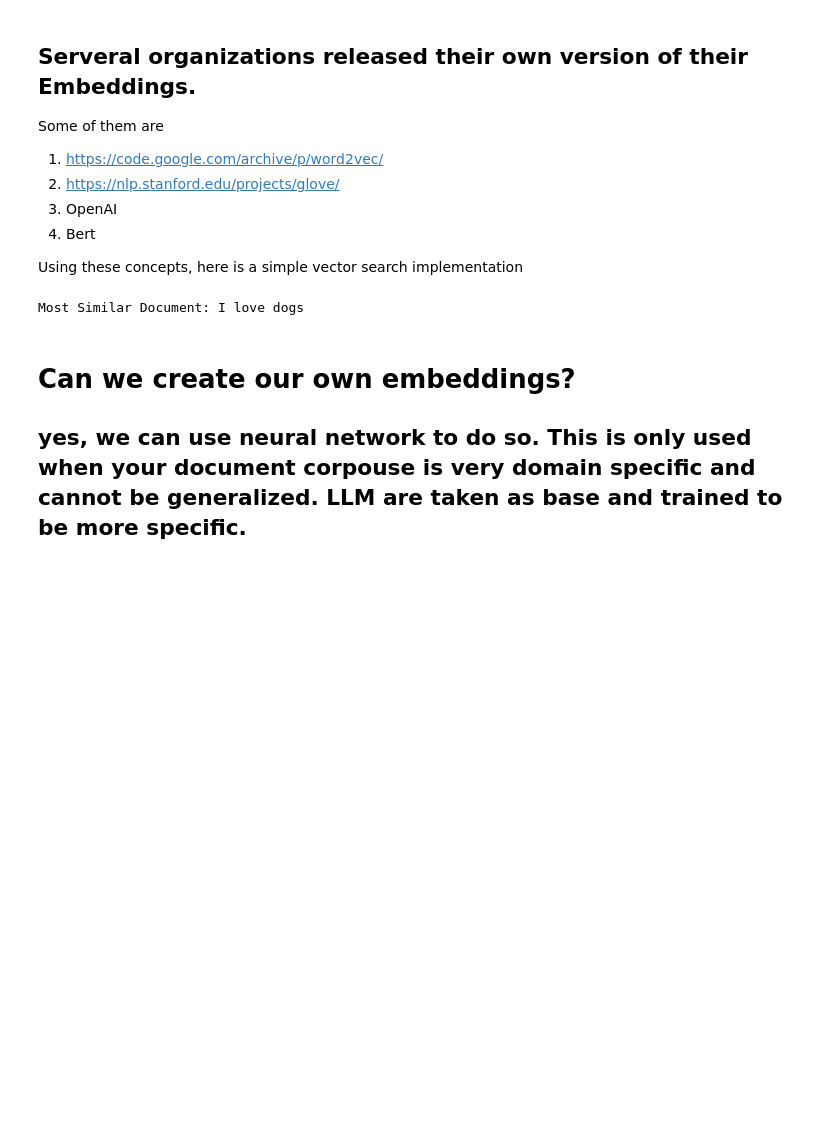
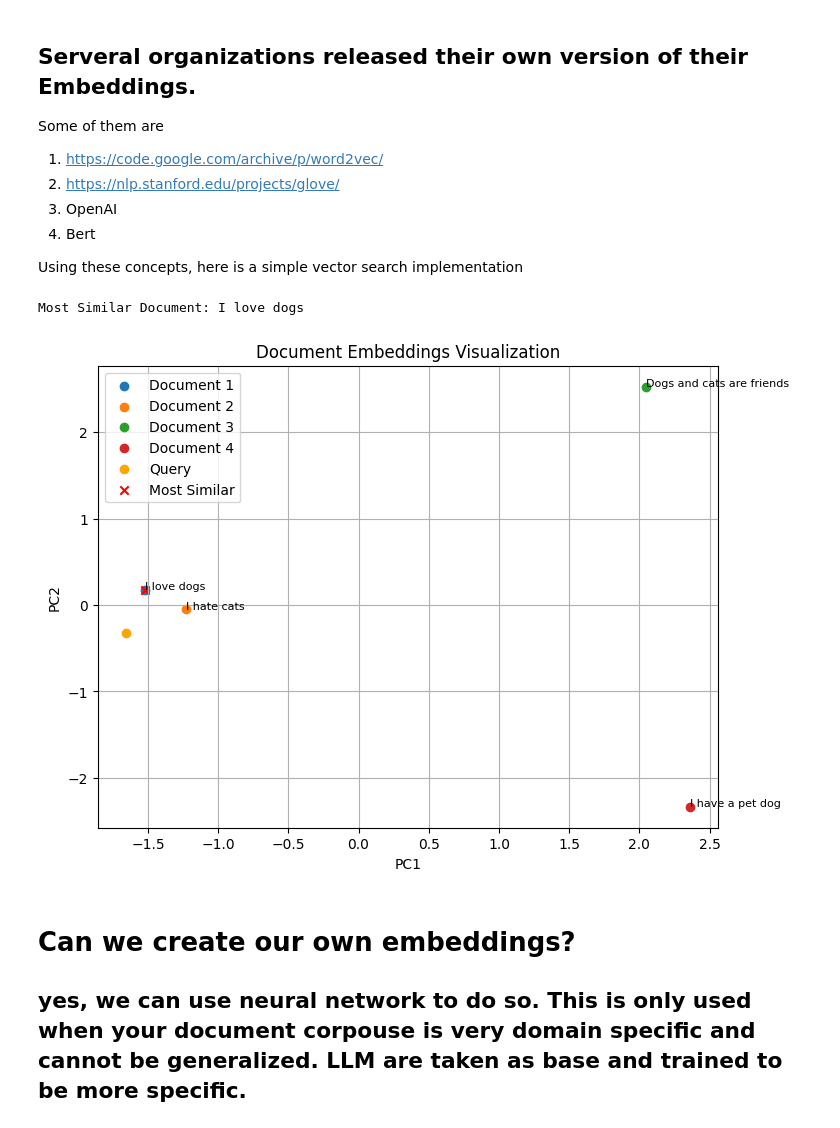
Before and after one commit to dineshkumarsarangapani/VectorSearch-A-guide, a Jupyter notebook: Vector_Search_A_complete_Guide.ipynb, the cells around one changed output. Saved outputs shown, nothing was run; the diff lists cells and outputs as text; code cells hidden in the pictures; blank space fills up the shorter version.

```diff
--- a/Vector_Search_A_complete_Guide.ipynb
+++ b/Vector_Search_A_complete_Guide.ipynb
@@ -1063,38 +1119,60 @@ Using these concepts, here is a simple vector search implementation
 import numpy as np
 import spacy
 from sklearn.metrics.pairwise import cosine_similarity
+from sklearn.decomposition import PCA
+import matplotlib.pyplot as plt
 
 # Load pre-trained word embeddings
 nlp = spacy.load("en_core_web_sm")
 
 # Sample documents
 documents = [
     "I love dogs",
     "I hate cats",
     "Dogs and cats are friends",
     "I have a pet dog"
 ]
 
 # Embed all documents
 document_embeddings = [nlp(doc).vector for doc in documents]
-# print(document_embeddings[0])
 
 # Vectorize query
-query = "I like animals"
+query = "I adore hounds"
 query_embedding = nlp(query).vector
 
 # Calculate cosine similarity between query and document embeddings
 similarities = cosine_similarity([query_embedding], document_embeddings)
-# print(similarities)
 
 # Get the most similar document
 most_similar_index = np.argmax(similarities)
 most_similar_document = documents[most_similar_index]
 
 # Print the most similar document
 print("Most Similar Document:", most_similar_document)
+
+# Combine document and query embeddings
+all_embeddings = np.vstack((document_embeddings, query_embedding))
+
+# Apply PCA for 2D visualization
+pca = PCA(n_components=2)
+embeddings_2d = pca.fit_transform(all_embeddings)
+
+# Plotting the document embeddings and query embedding
+plt.figure(figsize=(8, 6))
+for i, embedding in enumerate(embeddings_2d[:-1]):
+    plt.scatter(embedding[0], embedding[1], label=f"Document {i+1}")
+    plt.annotate(documents[i], (embedding[0], embedding[1]), fontsize=8)
+plt.scatter(embeddings_2d[-1][0], embeddings_2d[-1][1], color='orange', marker='o', label="Query")
+plt.scatter(embeddings_2d[most_similar_index][0], embeddings_2d[most_similar_index][1], color='red', marker='x', label="Most Similar")
+plt.title("Document Embeddings Visualization")
+plt.xlabel("PC1")
+plt.ylabel("PC2")
+plt.legend()
+plt.grid(True)
+plt.show()
 # %% [output]
 Most Similar Document: I love dogs
+[figure, added]
 # %% [markdown]
 # Can we create our own embeddings?
 
```
Also changed, not shown: parts of 9 cells of this notebook.
